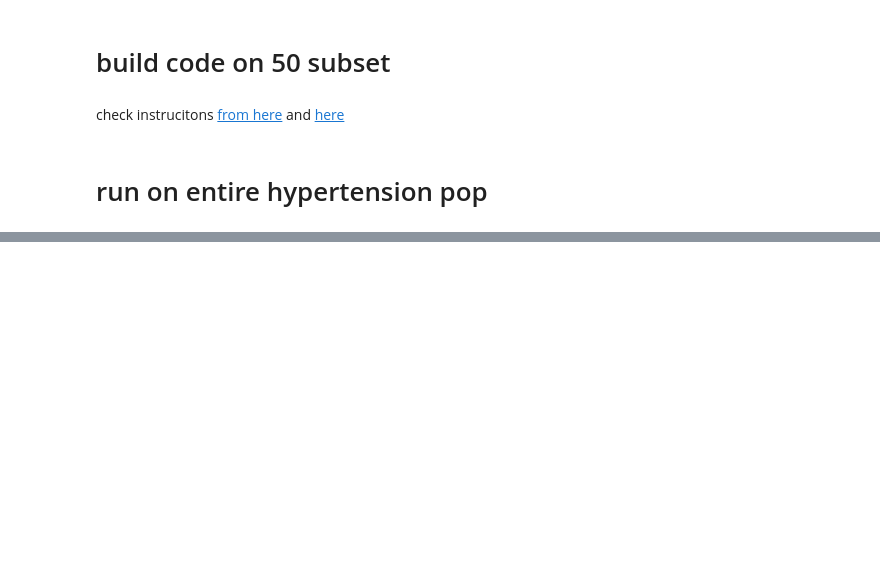
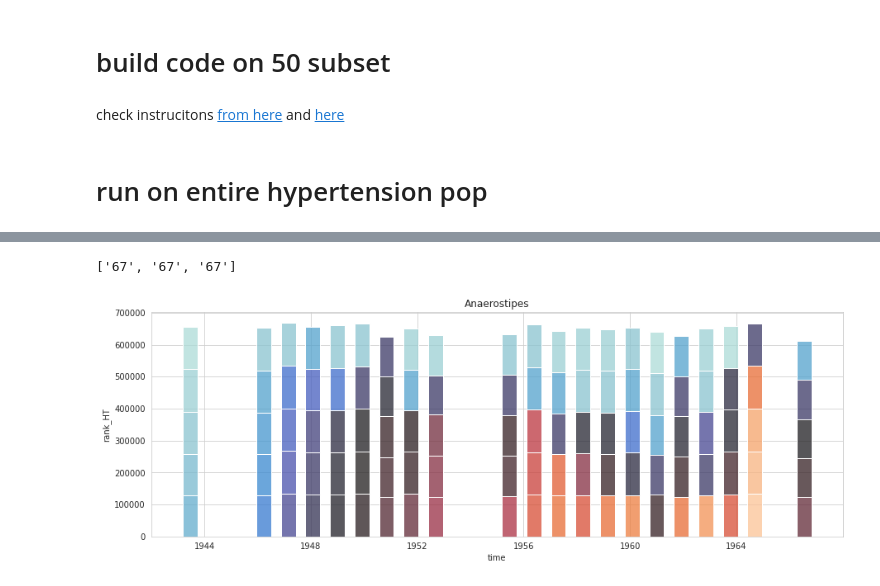
Before and after one commit to dcolinmorgan/gcn, a Jupyter notebook: gcn.ipynb, the cells around one changed output, grey strips where cells are left out. Drawn from its saved outputs; the diff is of its cells as text; code cells hidden in the pictures; blank space fills up the shorter version.

Commit message:
time rank plot

```diff
--- a/gcn.ipynb
+++ b/gcn.ipynb
@@ -317,0 +357,5 @@ df=Parallel(n_jobs=7) (meas(measur,uni_bact,relgene,graphs) for measur in dd)
+# %%
+noHT=noHT.dropna(how='any')
+HT1=HT1.dropna(how='any')
+HT2=HT2.dropna(how='any')
+[noHT.shape,HT1.shape,HT2.shape]
@@ -317,0 +364,12 @@ df=Parallel(n_jobs=7) (meas(measur,uni_bact,relgene,graphs) for measur in dd)
+# %%
+# noHT=np.argsort(noHT)
+noHT.reset_index(inplace=True)
+jj=noHT.melt(['source','target'])
+jj.rename(columns={'variable':'time'},inplace=True)
+jj['t']=jj['time']
+# jj['time']=jj['time'].astype('int')+1900
+# jj['time'] = pd.to_datetime(jj['time'], format='%Y')
+# jj=jj[jj['value']>5]
+jj['species']=jj['source'].str.split('_').str[2]
+# g = graphistry.edges(jj.dropna(how='any'), 'species', 'target','value')
+# g.plot()
@@ -317,0 +380,4 @@ df=Parallel(n_jobs=7) (meas(measur,uni_bact,relgene,graphs) for measur in dd)
+# %%
+[np.max(noHT.columns),np.max(HT1.columns),np.max(HT2.columns)]
+# %% [output]
+['67', '67', '67']
@@ -317,0 +421,23 @@ df=Parallel(n_jobs=7) (meas(measur,uni_bact,relgene,graphs) for measur in dd)
+# %%
+jj=jj.dropna(how='any')
+kk=kk.dropna(how='any')
+ll=jj.merge(kk,on=['source','target','time'],how='inner')
+ll['vx']=rankdata(ll.value_x,method='min')
+ll['vy']=rankdata(ll.value_y,method='min')
+ll['diff']=ll['value_x']-ll['value_y']
+ll['rank_diff']=ll['vx'].astype('int')-ll['vy'].astype('int')
+ll['rank_diff']=np.abs(ll['rank_diff'])
+ll.sort_values(by='rank_diff')
+ll['species']=ll['source'].str.split('_').str[2]
+# ll=ll[np.abs(ll['diff'])>1]
+# g = graphistry.edges(ll.dropna(how='any'), 'species', 'target','rank_diff')
+# g.plot()
+# %%
+time_bar(jj,5,'rank','Anaerostipes')
+# time_bar(jj,5,'value','all')
+# time_bar(kk,5,'rank','all')
+# time_bar(kk,5,'value','all')
+# time_bar(ll,5,'rank_diff','all')
+# time_bar(ll,5,'diff','all')
+# %% [output]
+[figure, added]
```
Also changed, not shown: parts of 48 cells of this notebook, 4 other files.
